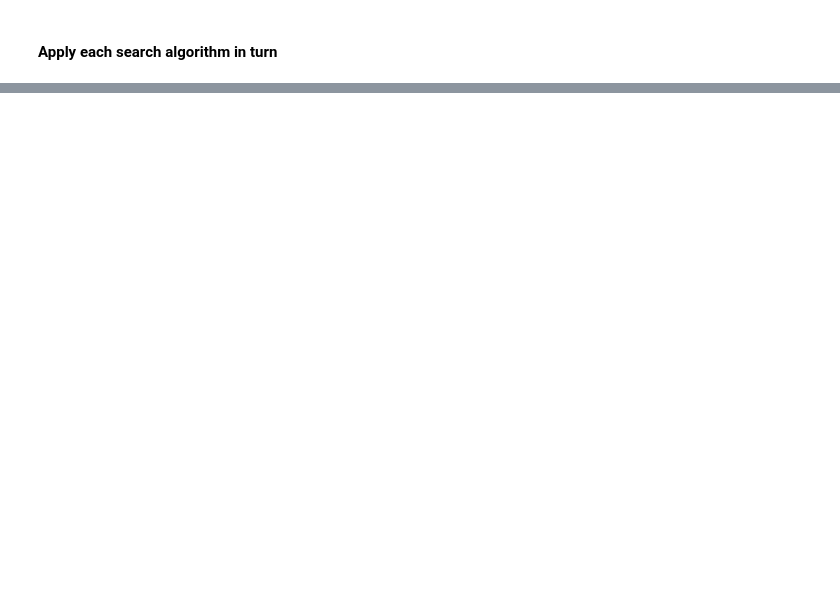
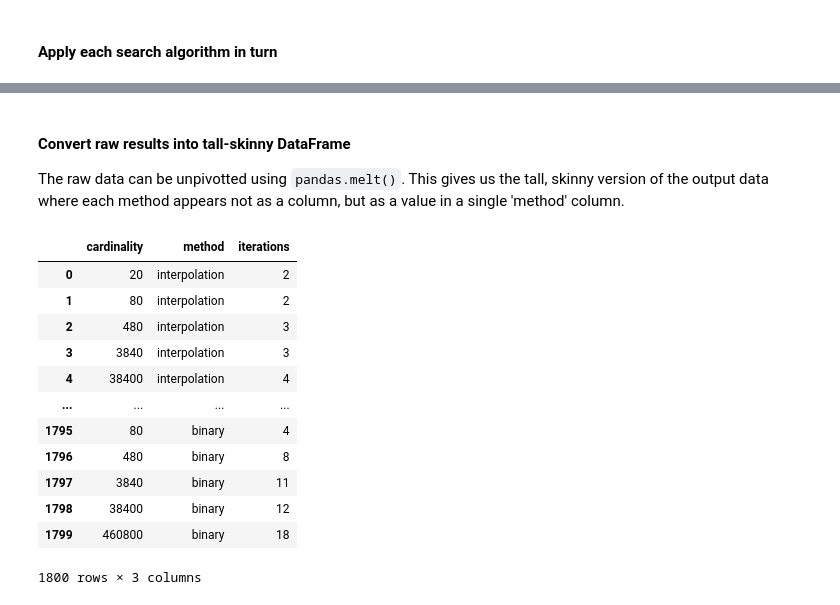
Before and after one commit to matthewDavidson1997/Interpolation-Search, a Jupyter notebook: Interpolation search.ipynb, the cells around one changed output, grey strips where cells are left out. Drawn from its saved outputs; the diff is of its cells as text; code cells hidden in the pictures; blank space fills up the shorter version.

```diff
--- a/Interpolation search.ipynb
+++ b/Interpolation search.ipynb
@@ -138,0 +191,21 @@ interpolation
+# %% [markdown]
+#### Convert raw results into tall-skinny DataFrame
+The raw data can be unpivotted using `pandas.melt()`.  This gives us the tall, skinny version of the output data where each method appears not as a column, but as a value in a single 'method' column.
+# %%
+tall_df = pd.melt(testing_df, id_vars=['cardinality'],
+                  var_name='method', value_name='iterations')
+tall_df
+# %% [output]
+|  | cardinality | method | iterations |
+| 0 | 20 | interpolation | 2 |
+| 1 | 80 | interpolation | 2 |
+| 2 | 480 | interpolation | 3 |
+| 3 | 3840 | interpolation | 3 |
+| 4 | 38400 | interpolation | 4 |
+| ... | ... | ... | ... |
+| 1795 | 80 | binary | 4 |
+| 1796 | 480 | binary | 8 |
+| 1797 | 3840 | binary | 11 |
+| 1798 | 38400 | binary | 12 |
+| 1799 | 460800 | binary | 18 |
+1800 rows × 3 columns
```
Also changed, not shown: parts of 27 cells of this notebook, 5 other files.
